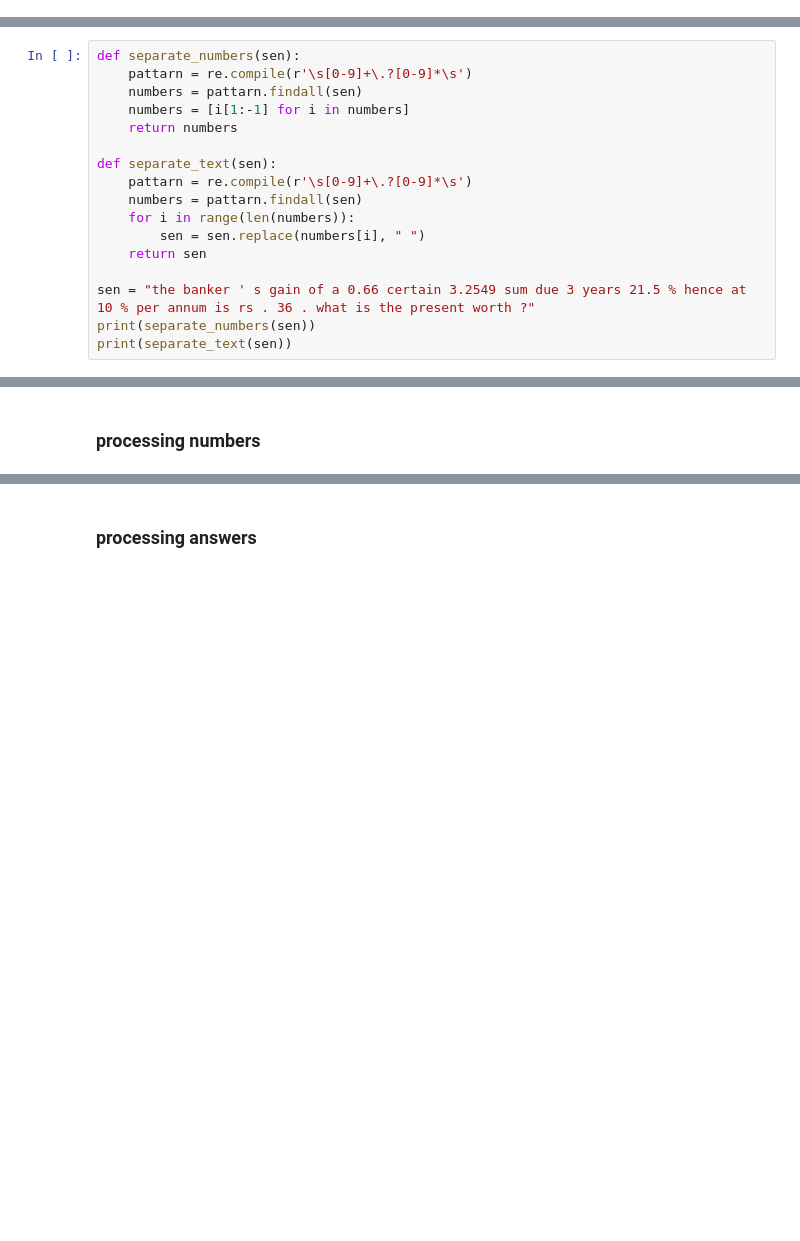
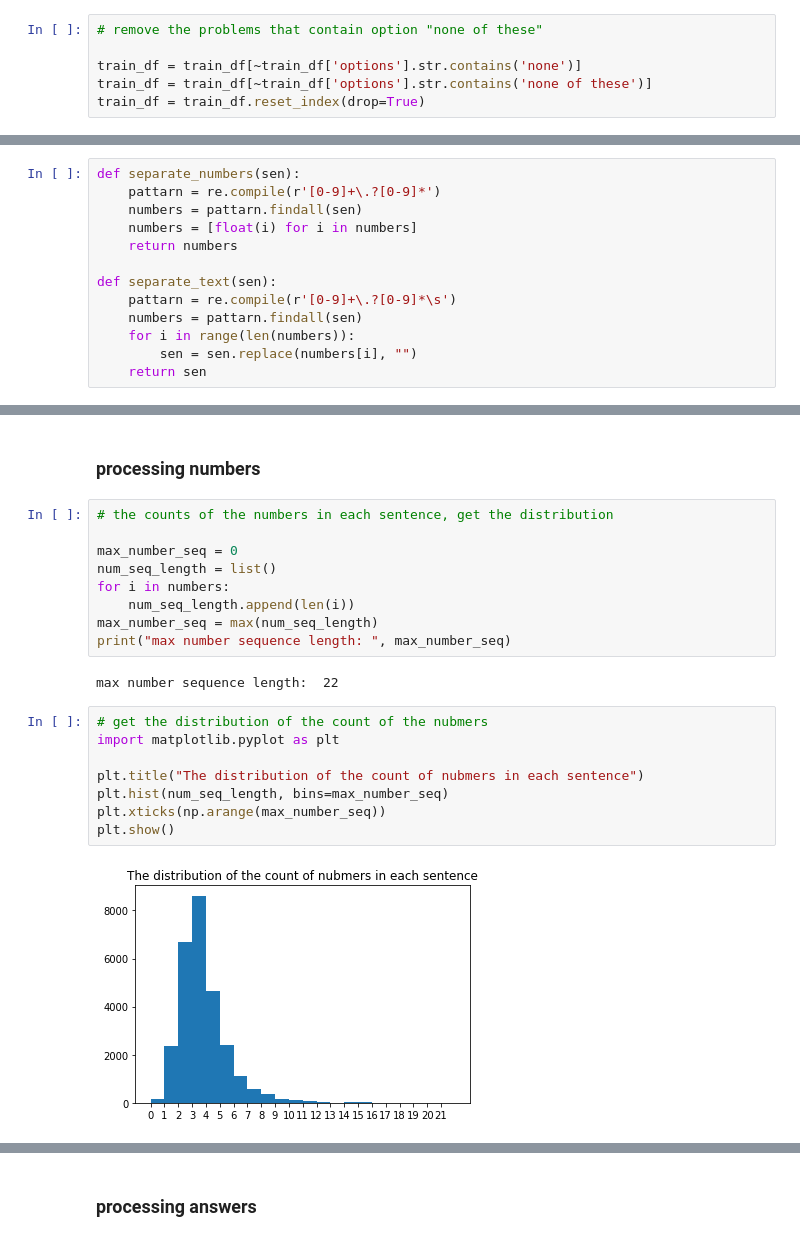
Before and after one commit to Liya-2/Project_MathQA, a Jupyter notebook: TextRegression.ipynb, the cells around one changed output, grey strips where cells are left out. Cells and saved outputs as stored; diff of their text form; blank space fills up the shorter version.

```diff
--- a/TextRegression.ipynb
+++ b/TextRegression.ipynb
@@ -32,6 +33,12 @@ Name: Problem, dtype: int64
 | 2 | sophia finished 2 / 3 of a book .... | let xx be the total number of pag... | a ) 229 , b ) 270 , c ) 877 , d )... | b | divide(90, subtract(const_1, divi... | divide(n0,n1)|subtract(const_1,#0... | general |
 | 3 | 120 is what percent of 50 ? | "50 * x = 120 - - > x = 2.4 - - >... | a ) 5 % , b ) 240 % , c ) 50 % , ... | b | multiply(divide(120, 50), const_100) | divide(n0,n1)|multiply(#0,const_1... | gain |
 | 4 | there are 10 girls and 20 boys in... | if girls is 10 and boys is 20 , t... | a ) 1 / 2 , b ) 1 / 3 , c ) 1 / 5... | a | divide(10, 20) | divide(n0,n1) | other |
+# %%
+# remove the problems that contain option "none of these"
+
+train_df = train_df[~train_df['options'].str.contains('none')]
+train_df = train_df[~train_df['options'].str.contains('none of these')]
+train_df = train_df.reset_index(drop=True)
 # %%
 print(train_df['options'][:5])
 print(train_df.iloc[10])
@@ -147,18 +175,14 @@ Name: Problem, dtype: object
 Name: Problem, dtype: object
 # %%
 def separate_numbers(sen):
-    pattarn = re.compile(r'\s[0-9]+\.?[0-9]*\s')
+    pattarn = re.compile(r'[0-9]+\.?[0-9]*')
     numbers = pattarn.findall(sen)
-    numbers = [i[1:-1] for i in numbers]
+    numbers = [float(i) for i in numbers]
     return numbers
 
 def separate_text(sen):
-    pattarn = re.compile(r'\s[0-9]+\.?[0-9]*\s')
+    pattarn = re.compile(r'[0-9]+\.?[0-9]*\s')
     numbers = pattarn.findall(sen)
     for i in range(len(numbers)):
-        sen = sen.replace(numbers[i], " ")
+        sen = sen.replace(numbers[i], "")
     return sen
-
-sen = "the banker ' s gain of a 0.66 certain 3.2549 sum due 3 years 21.5 % hence at 10 % per annum is rs . 36 . what is the present worth ?"
-print(separate_numbers(sen))
-print(separate_text(sen))
@@ -288,3 +370,24 @@ max sequence length:  137
 # %% [markdown]
 ### processing numbers ###
+# %%
+# the counts of the numbers in each sentence, get the distribution
+
+max_number_seq = 0
+num_seq_length = list()
+for i in numbers:
+    num_seq_length.append(len(i))
+max_number_seq = max(num_seq_length)
+print("max number sequence length: ", max_number_seq)
+# %% [output]
+max number sequence length:  22
+# %%
+# get the distribution of the count of the nubmers
+import matplotlib.pyplot as plt
+
+plt.title("The distribution of the count of nubmers in each sentence")
+plt.hist(num_seq_length, bins=max_number_seq)
+plt.xticks(np.arange(max_number_seq))
+plt.show()
+# %% [output]
+[figure, added]
 # %%
```
Also changed, not shown: parts of 28 cells of this notebook.
